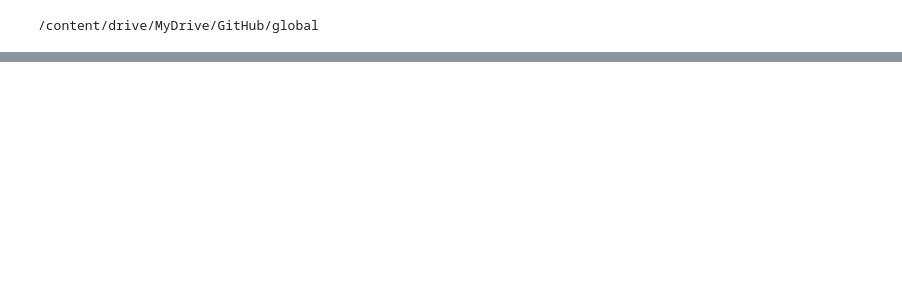
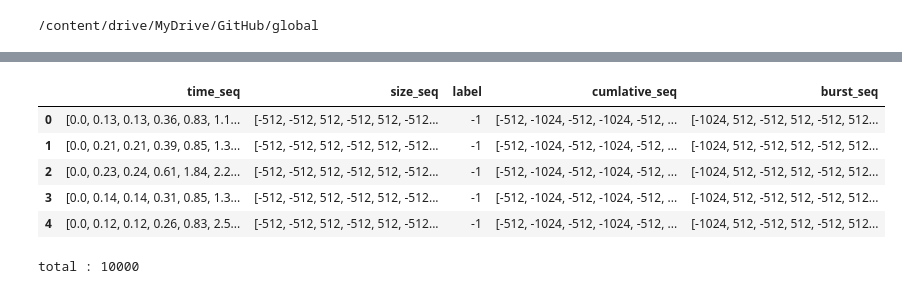
Before and after one commit to yhjune/Class-2023-MachineLearning, a Jupyter notebook: data/store_unmon_standard_pickle.ipynb, the cells around one changed output, grey strips where cells are left out. Saved outputs shown, nothing was run; the diff lists cells and outputs as text; code cells hidden in the pictures; blank space fills up the shorter version.

```diff
--- a/data/store_unmon_standard_pickle.ipynb
+++ b/data/store_unmon_standard_pickle.ipynb
@@ -108,0 +125,29 @@ picklefile.close()
+# %%
+df1.head()
+# %% [output]
+|  | time_seq | size_seq | label | cumlative_seq | burst_seq |
+| 0 | [0.0, 0.13, 0.13, 0.36, 0.83, 1.1... | [-512, -512, 512, -512, 512, -512... | -1 | [-512, -1024, -512, -1024, -512, ... | [-1024, 512, -512, 512, -512, 512... |
+| 1 | [0.0, 0.21, 0.21, 0.39, 0.85, 1.3... | [-512, -512, 512, -512, 512, -512... | -1 | [-512, -1024, -512, -1024, -512, ... | [-1024, 512, -512, 512, -512, 512... |
+| 2 | [0.0, 0.23, 0.24, 0.61, 1.84, 2.2... | [-512, -512, 512, -512, 512, -512... | -1 | [-512, -1024, -512, -1024, -512, ... | [-1024, 512, -512, 512, -512, 512... |
+| 3 | [0.0, 0.14, 0.14, 0.31, 0.85, 1.3... | [-512, -512, 512, -512, 512, -512... | -1 | [-512, -1024, -512, -1024, -512, ... | [-1024, 512, -512, 512, -512, 512... |
+| 4 | [0.0, 0.12, 0.12, 0.26, 0.83, 2.5... | [-512, -512, 512, -512, 512, -512... | -1 | [-512, -1024, -512, -1024, -512, ... | [-1024, 512, -512, 512, -512, 512... |
+# %%
+# number of packet, total incoming, total outgoing
+import pandas as pd
+
+packet_num = []
+total_income = []
+total_outcome = []
+
+for i in range(len(df1['size_seq'])):
+  num = len(df1['size_seq'][i])
+  income = sum(x > 0 for x in list(df1['size_seq'][i]))
+  outcome = sum(x < 0 for x in list(df1['size_seq'][i]))
+  packet_num.append(num)
+  total_income.append(income)
+  total_outcome.append(outcome)
+
+df2 = pd.DataFrame(zip(packet_num,total_income,total_outcome), columns =['packet_num','total_income','total_outcome'])
+print(f'total : {len(packet_num)}')
+# %% [output]
+total : 10000
```
Also changed, not shown: parts of 24 cells of this notebook.
